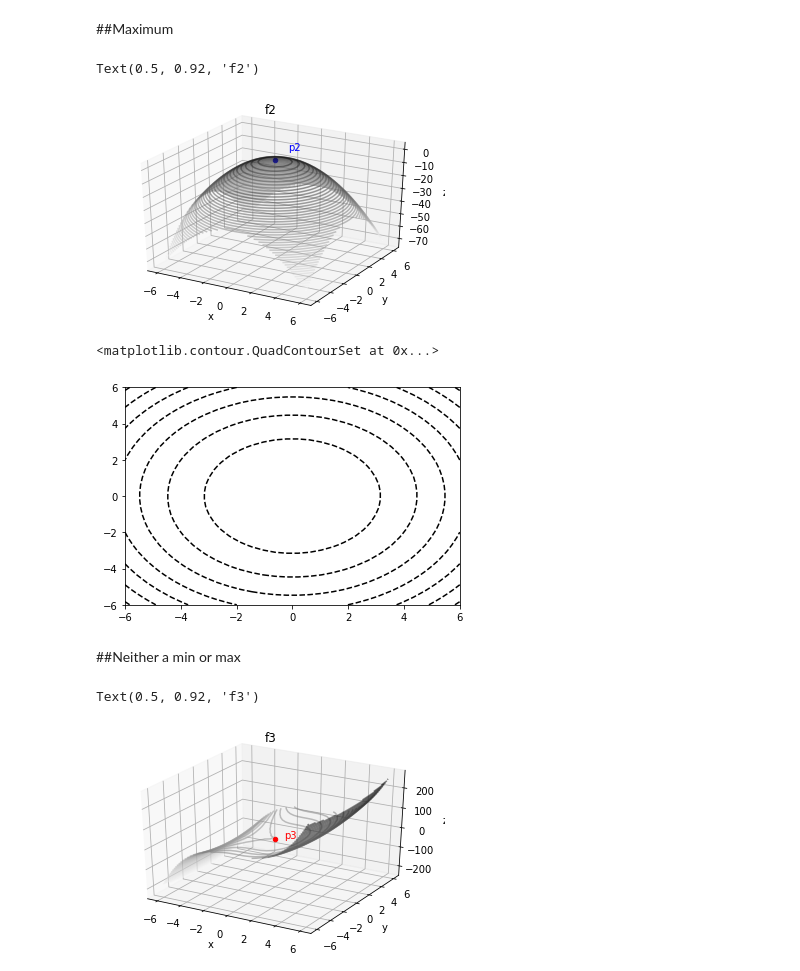
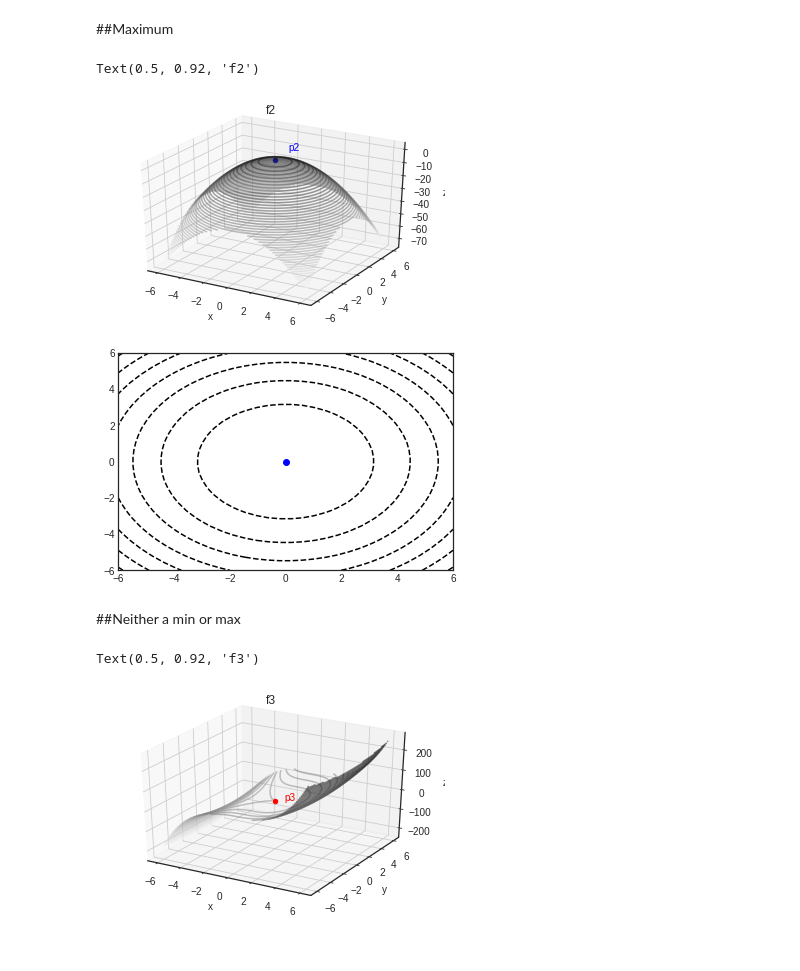
Before and after one commit to TatianaO8/AI, a Jupyter notebook: HW_2_1.ipynb, the cells around one changed output. Drawn from its saved outputs; the diff is of its cells as text; code cells hidden in the pictures; blank space fills up the shorter version.

```diff
--- a/HW_2_1.ipynb
+++ b/HW_2_1.ipynb
@@ -15,6 +15,7 @@ from mpl_toolkits import mplot3d
 %matplotlib inline
 import numpy as np
 import matplotlib.pyplot as plt
+plt.style.use('seaborn-white')
 # %% [markdown]
 ##Minimum
 # %%
@@ -65,12 +67,13 @@ ax.set_zlabel('z');
 ax.set_title('f2')
 # %% [output]
 Text(0.5, 0.92, 'f2')
-[figure, old version]
+[figure, new version]
 # %%
 plt.contour(X, Y, Z, colors='black')
+plt.scatter(0,0, c='blue')
+plt.show()
 # %% [output]
-<matplotlib.contour.QuadContourSet at 0x...>
-[figure, old version]
+[figure, new version]
 # %% [markdown]
 ##Neither a min or max
 # %%
@@ -93,6 +96,6 @@ ax.set_zlabel('z');
 ax.set_title('f3')
 # %% [output]
 Text(0.5, 0.92, 'f3')
-[figure, old version]
+[figure, new version]
 # %%
 plt.contour(X, Y, Z, 50, cmap='RdGy')
```
Also changed, not shown: parts of 4 cells of this notebook.
